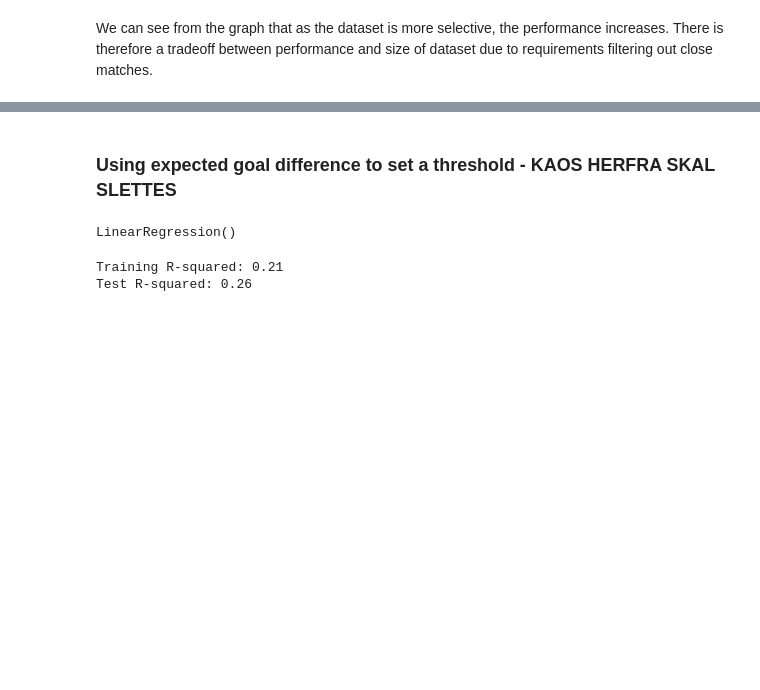
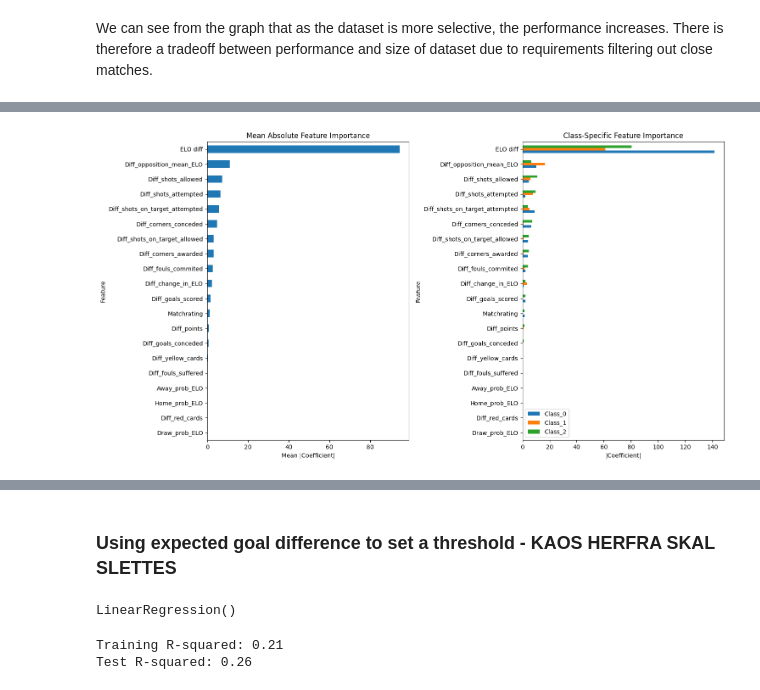
Before and after one commit to heiken1108/Match-Predictor, a Jupyter notebook: notebooks/Heiken/7. Logistic Regression.ipynb, the cells around one changed output, grey strips where cells are left out. Cells and saved outputs as stored; diff of their text form; code cells hidden in the pictures; blank space fills up the shorter version.

```diff
--- a/notebooks/Heiken/7. Logistic Regression.ipynb
+++ b/notebooks/Heiken/7. Logistic Regression.ipynb
@@ -254,0 +263,72 @@ We can see from the graph that as the dataset is more selective, the performance
+# %%
+model = LogisticRegression(multi_class='multinomial', solver='lbfgs')
+training_accuracy, test_accuracy, AUC_0, AUC_1, AUC_2, fraction = evaluate_model(data, model, scaler, threshold)
+# %%
+import matplotlib.pyplot as plt
+def plot_multinomial_importance(model, feature_names, scaler=None):
+    """
+    Plot feature importance for multinomial logistic regression.
+
+    Parameters:
+    model : LogisticRegression
+        Trained logistic regression model
+    feature_names : list
+        List of feature names
+    scaler : StandardScaler, optional
+        Scaler used to standardize features
+    """
+    # Get coefficients for each class
+    coefficients = model.coef_
+
+    # If data was scaled, adjust coefficients
+    if scaler is not None:
+        # Adjust coefficients to original scale
+        scale = scaler.scale_
+        coefficients = coefficients * scale[np.newaxis, :]
+
+    # Create DataFrame for importance
+    importance_df = pd.DataFrame()
+    for class_idx in range(len(coefficients)):
+        class_coef = abs(coefficients[class_idx])
+        importance_df[f'Class_{class_idx}'] = class_coef
+    importance_df['Feature'] = feature_names
+
+    # Calculate mean absolute importance across classes
+    importance_df['Mean_Importance'] = importance_df.iloc[:, :-1].mean(axis=1)
+
+    # Sort by mean importance
+    importance_df = importance_df.sort_values('Mean_Importance', ascending=True)
+
+    # Create visualizations
+    fig, (ax1, ax2) = plt.subplots(1, 2, figsize=(15, 8))
+
+    # Plot mean importance
+    importance_df.plot(kind='barh', x='Feature', y='Mean_Importance',
+                      ax=ax1, legend=False)
+    ax1.set_title('Mean Absolute Feature Importance')
+    ax1.set_xlabel('Mean |Coefficient|')
+
+    # Plot class-specific importance
+    class_cols = [col for col in importance_df.columns if col.startswith('Class_')]
+    importance_df.plot(kind='barh', x='Feature', y=class_cols,
+                      ax=ax2)
+    ax2.set_title('Class-Specific Feature Importance')
+    ax2.set_xlabel('|Coefficient|')
+
+    plt.tight_layout()
+    plt.show()
+
+    return importance_df
+
+# For the model you have:
+feature_importance = plot_multinomial_importance(
+    model=model,
+    feature_names=x_cols,  # Assuming last column is target
+    scaler=scaler
+)
+
+# Display detailed importance values
+print("\nFeature Importance Summary:")
+print(feature_importance.sort_values('Mean_Importance', ascending=False))
+# %% [output]
+[figure, added]
```
Also changed, not shown: parts of 6 cells of this notebook, 2 other files.
